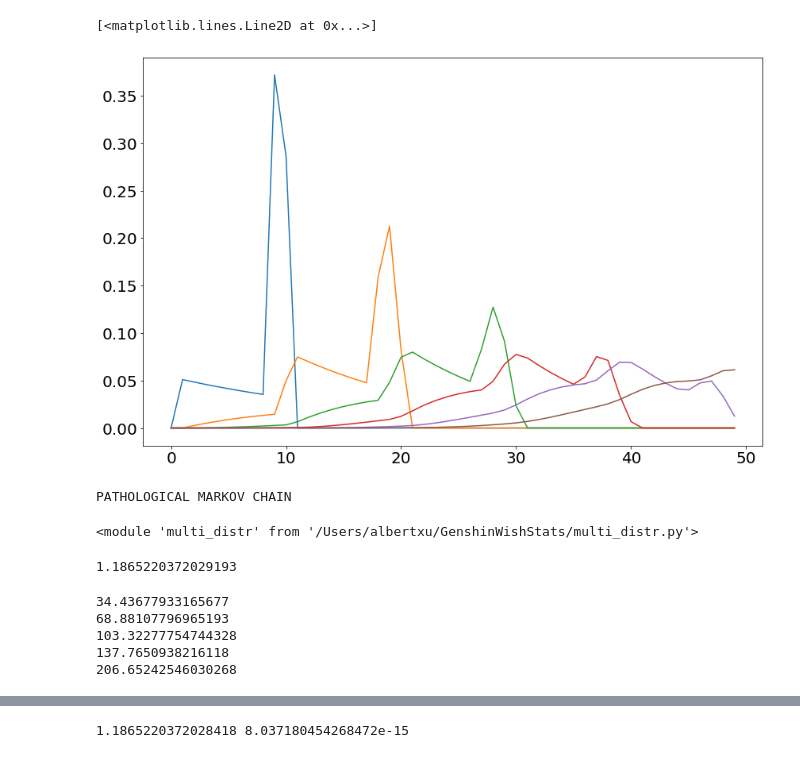
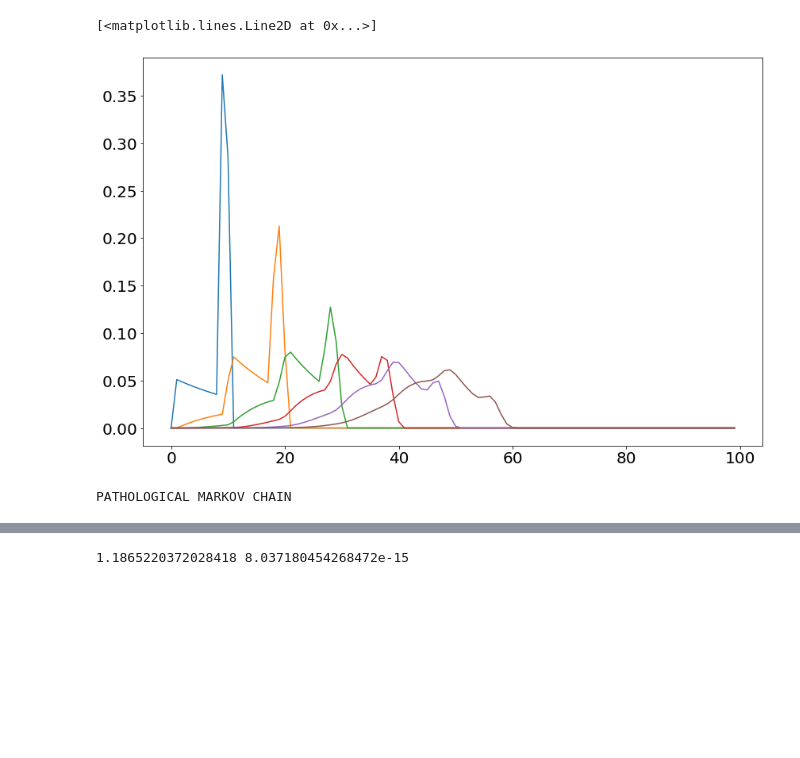
Before and after one commit to tooflesswulf/GenshinWishStats, a Jupyter notebook: wish_plots.ipynb, the cells around one changed output, grey strips where cells are left out. Cells and saved outputs as stored; diff of their text form; code cells hidden in the pictures; blank space fills up the shorter version.

Commit message:
multi-pull done done. todo: write readme

```diff
--- a/wish_plots.ipynb
+++ b/wish_plots.ipynb
@@ -66,26 +88,26 @@ def sim_e5s_data():
 # %%
-e5s_mult = MultiDistr(e_5s, 90)
-e4s_mult = MultiDistr(e_4s, 10)
-w5s_mult = MultiDistr(w_5s, 80)
-w4s_mult = MultiDistr(w_4s, 10)
+e5s_mult = markov.MultiDistr(e_5s, 90)
+e4s_mult = markov.MultiDistr(e_4s, 10)
+w5s_mult = markov.MultiDistr(w_5s, 80)
+w4s_mult = markov.MultiDistr(w_4s, 10)
 # %%
 e5s_mkv = [[0,0,0],[1/2,0,0],[1/2,1,1]]
 e4s_mkv = [[1/3,2/3,0],[1/2,0,0],[1/6,1/3,1]]
 w5s_mkv = [[3/8,1/2,0],[1/4,0,0],[3/8,1/2,1]]
 w4s_mkv = [[3/5,4/5,0],[1/4,0,0],[3/20,1/5,1]]
 # %%
-x = np.arange(50)
+x = np.arange(100)
 plt.plot(x, e4s_mult(x, 1))
 plt.plot(x, e4s_mult(x, 2))
 plt.plot(x, e4s_mult(x, 3))
 plt.plot(x, e4s_mult(x, 4))
 plt.plot(x, e4s_mult(x, 5))
 plt.plot(x, e4s_mult(x, 6))
 # plt.plot(x, e4s_mult(x, 7))
 # plt.plot(x, e4s_mult(19, x))
 # %% [output]
 [<matplotlib.lines.Line2D at 0x...>]
-[figure, old version]
+[figure, new version]
 # %%
 e4md = MarkovSolver(e4s_mkv)
 w4md = MarkovSolver(w4s_mkv)
@@ -98,20 +117,0 @@ import multi_distr
-# %%
-importlib.reload(multi_distr)
-# %% [output]
-<module 'multi_distr' from '/Users/albertxu/GenshinWishStats/multi_distr.py'>
-# %%
-e4mt = multi_distr.DupeTargMulti(e4md, e4s_mult, 500)
-# %% [output]
-1.1865220372029193
-# %%
-print(np.sum(np.arange(1500) * e4mt(np.arange(1500), 1, True)))
-print(np.sum(np.arange(1500) * e4mt(np.arange(1500), 2, True)))
-print(np.sum(np.arange(1500) * e4mt(np.arange(1500), 3, True)))
-print(np.sum(np.arange(1500) * e4mt(np.arange(1500), 4, True)))
-print(np.sum(np.arange(1500) * e4mt(np.arange(1500), 6, True)))
-# %% [output]
-34.43677933165677
-68.88107796965193
-103.32277754744328
-137.7650938216118
-206.65242546030268
```
Also changed, not shown: parts of 21 cells of this notebook, 1 other file.
